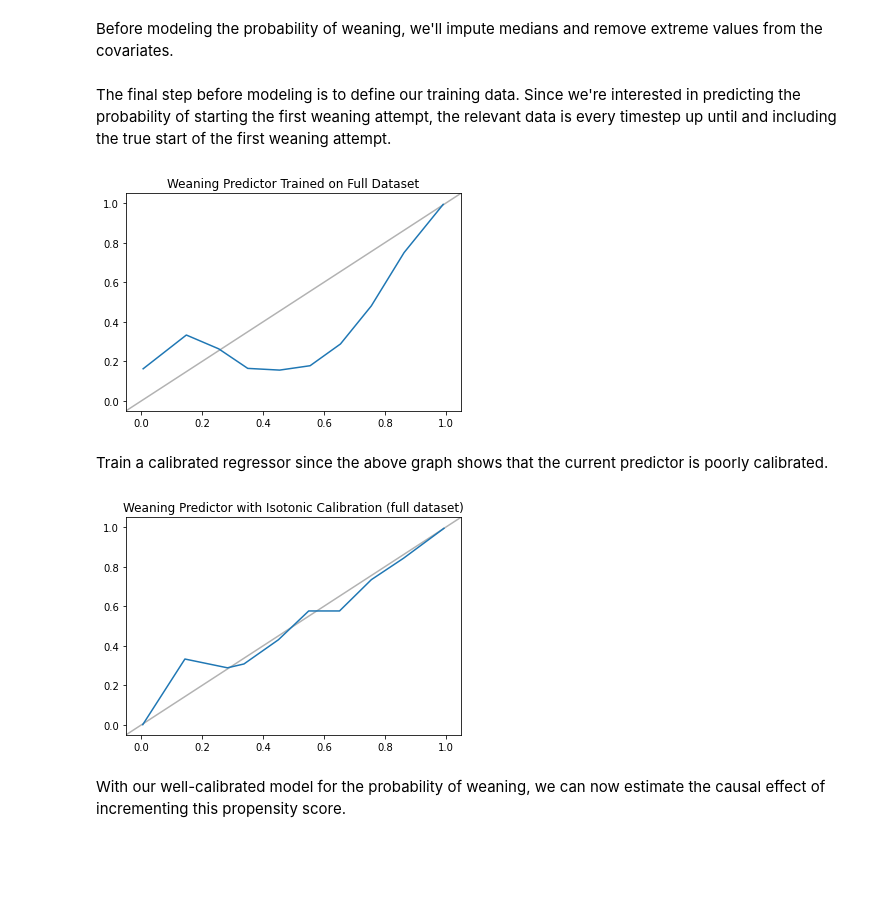
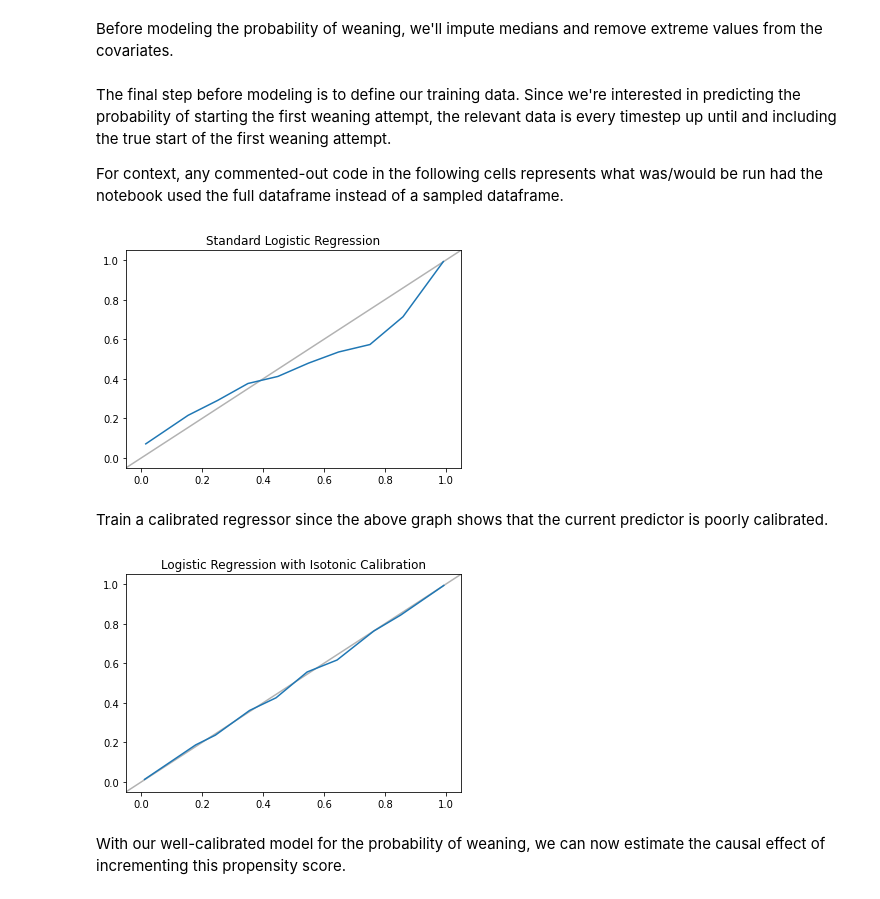
Before and after one commit to amanchoudhri/liberation-timing-paper, a Jupyter notebook: main.ipynb, the cells around one changed output. Saved outputs shown, nothing was run; the diff lists cells and outputs as text; code cells hidden in the pictures; blank space fills up the shorter version.

````diff
--- a/main.ipynb
+++ b/main.ipynb
@@ -43,9 +47,11 @@ Get a random sample of about 5% of the stay_ids.
 >>> sampled_df = post_baseline_df.loc[post_baseline_df['stay_id'].isin(stays)]
 >>> sampled_df.to_csv('sampled_post_baseline.csv')
 ```
+# %%
+df = pd.read_csv('post_baseline_weaning.csv')
 # %%
 # Load in the sampled dataset
-df = pd.read_csv('sampled_post_baseline.csv')
+# df = pd.read_csv('sampled_post_baseline.csv')
 # %% [markdown]
 Before testing which variables are missing, we fill missing urine output (`urine_output`) and vasopressor (`rate_std`) values with 0, since missing entries for these two columns means the value is 0 in this dataset. We do this to make sure we don't exclude the columns from the dataset when we shouldn't.
 # %%
@@ -113,6 +128,8 @@ for c in numeric:
 remove_extremes(df)
 # %% [markdown]
 The final step before modeling is to define our training data. Since we're interested in predicting the probability of starting the first weaning attempt, the relevant data is every timestep up until and including the true start of the first weaning attempt.
+
+For context, any commented-out code in the following cells represents what was/would be run had the notebook used the full dataframe instead of a sampled dataframe.
 # %%
 num_days_off_ctrl = group_by_stay(df, 'control').transform(
     lambda x: (x == 0).cumsum()
@@ -144,33 +161,33 @@ with open('models/weaning_predictor.pkl', 'rb') as f:
 
 create_calibration_curve(
     weaning_predictor, X, y,
-    'Weaning Predictor Trained on Full Dataset',
-    save_path='images/full_dataset_calibration_curve.png'
+    'Standard Logistic Regression',
+    save_path='images/calibration_curve.png'
 )
 # %% [output]
-[figure, old version]
+[figure, new version]
 # %% [markdown]
 Train a calibrated regressor since the above graph shows that the current predictor is poorly calibrated.
 # %%
 # calibrated_predictor = CalibratedClassifierCV(
 #     base_estimator=LogisticRegression(**MODEL_PARAMS),
 #     method='isotonic'
 #     ).fit(X, y)
 
 # with open('models/calibrated_predictor.pkl', 'wb') as f:
 #     pickle.dump(calibrated_predictor, f)
 
 # Load in a calibrated LogisticRegression model fitted on the full dataset
 with open('models/calibrated_predictor.pkl', 'rb') as f:
     calibrated_predictor = pickle.load(f)
 
 create_calibration_curve(
     calibrated_predictor, X, y,
-    'Weaning Predictor with Isotonic Calibration (full dataset)',
+    'Logistic Regression with Isotonic Calibration',
     save_path='images/isotonic_calibration_curve.png'
 )
 # %% [output]
-[figure, old version]
+[figure, new version]
 # %% [markdown]
 With our well-calibrated model for the probability of weaning, we can now estimate the causal effect of incrementing this propensity score.
 # %%
````
Also changed, not shown: parts of 17 cells of this notebook.
